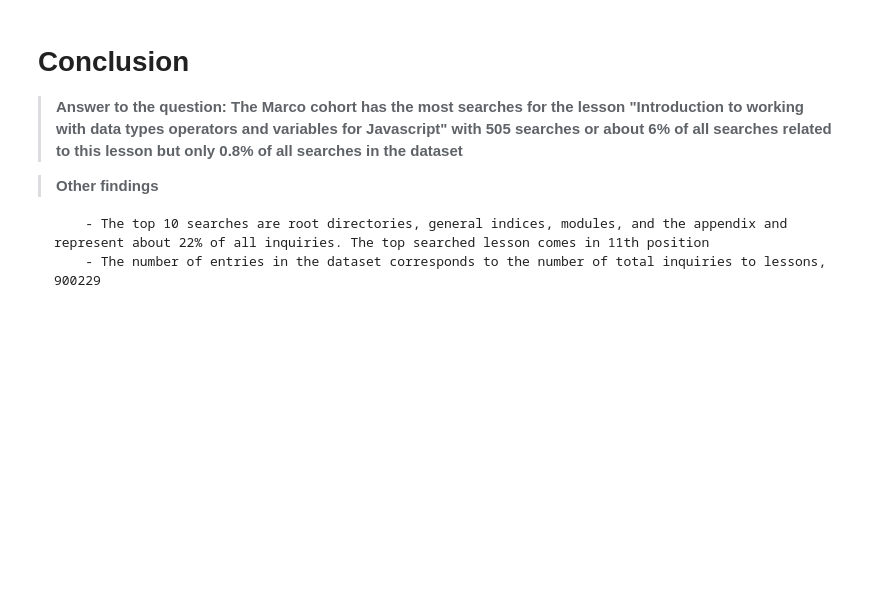
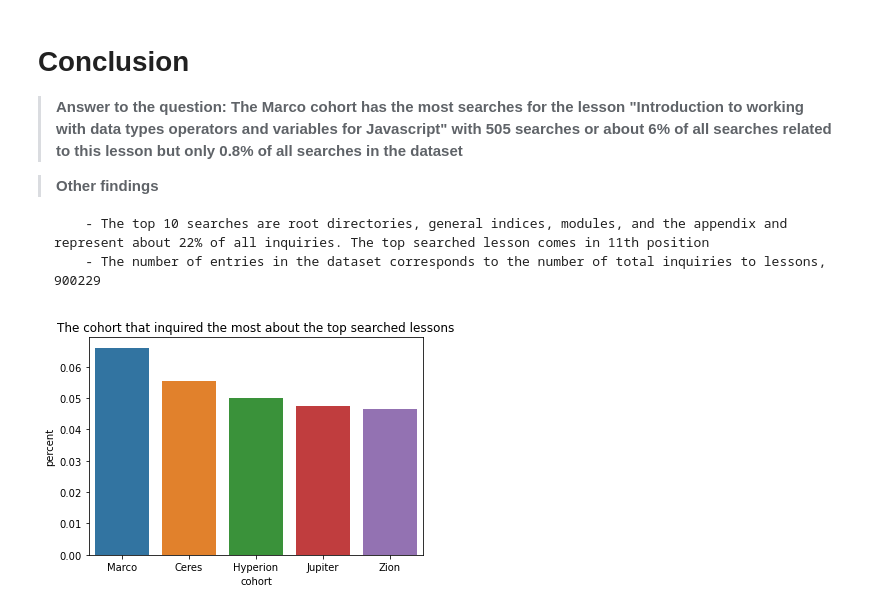
Before and after one commit to AACKV/anomaly_detection_project, a Jupyter notebook: arsenes_scratch_notebook.ipynb, the cells around one changed output. Drawn from its saved outputs; the diff is of its cells as text; code cells hidden in the pictures; blank space fills up the shorter version.

Commit message:
adding some doodling on visualization functions

```diff
--- a/arsenes_scratch_notebook.ipynb
+++ b/arsenes_scratch_notebook.ipynb
@@ -708,4 +671,0 @@ combined_df.head()
-# %%
-string='javascript-i/introduction/working-with-data-types-operators-and-variables'
-
-top_cohort_accessing_intro(combined_df, string)
@@ -715,4 +671,0 @@ ValueError: The truth value of a Series is ambiguous. Use a.empty, a.bool(), a.i
-# %%
-percent_df = pd.DataFrame(intro_path.name.value_counts(normalize=True,
-                                                       dropna=False).rename('percent_search'))
-percent_df.head()
@@ -738,3 +671,0 @@ Index([     'Marco',      'Ceres',   'Hyperion',    'Jupiter',       'Zion',
-# %%
-percent = percent_df.head(5)
-percent
@@ -759,3 +678,15 @@ sns.barplot(data=percent.head(5), x='percent_search', y=percent.index)
 
         - The top 10 searches are root directories, general indices, modules, and the appendix and represent about 22% of all inquiries. The top searched lesson comes in 11th position
         - The number of entries in the dataset corresponds to the number of total inquiries to lessons, 900229
+# %%
+def top_cohort_accessing_intro(df, string):
+    intro_path = df[df['path'] == string]
+    percent_df = pd.DataFrame(intro_path.name.value_counts(normalize=True, dropna=False))
+    percent = percent_df.reset_index().rename(columns = {'index':'cohort', 'name':'percent'}).head()
+    plt.title('The cohort that inquired the most about the top searched lessons')
+    sns.barplot(data=percent, x='cohort', y='percent')
+# %%
+a = 'javascript-i/introduction/working-with-data-types-operators-and-variables'
+top_cohort_accessing_intro(combined_df, a)
+# %% [output]
+[figure, added]
```
Also changed, not shown: parts of 10 cells of this notebook.
